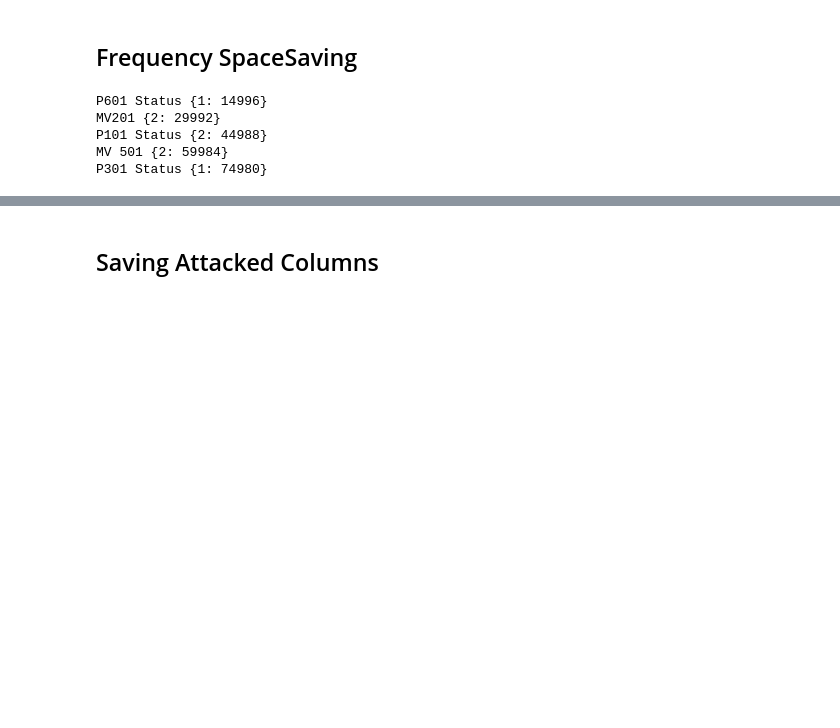
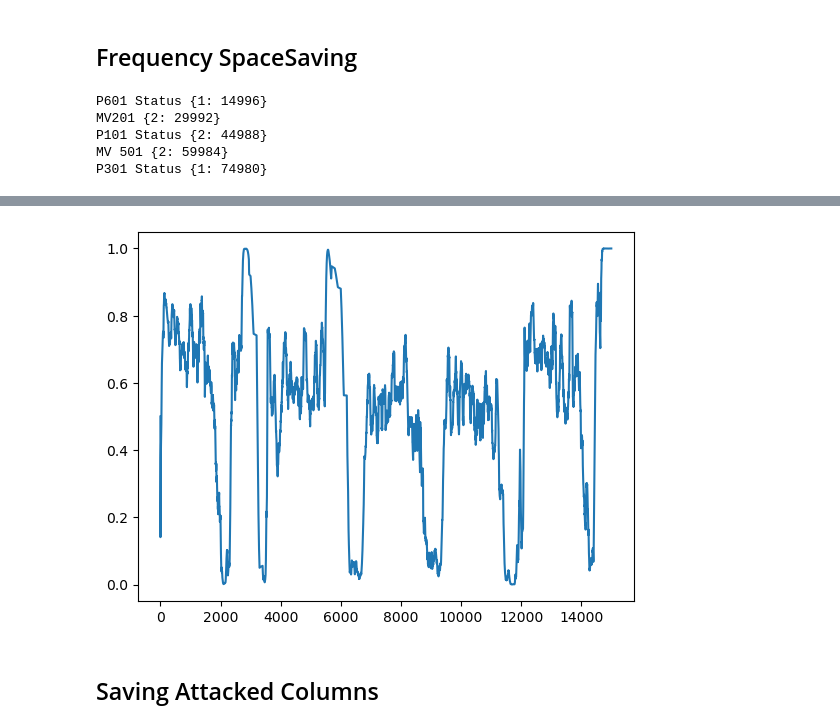
Before and after one commit to OscarCabreraRodriguez/SWaT-Dataset-Streaming-Framework, a Jupyter notebook: src/streaming/sketches/Elshan Gadimov.ipynb, the cells around one changed output, grey strips where cells are left out. Saved outputs shown, nothing was run; the diff lists cells and outputs as text; code cells hidden in the pictures; blank space fills up the shorter version.

```diff
--- a/src/streaming/sketches/Elshan Gadimov.ipynb
+++ b/src/streaming/sketches/Elshan Gadimov.ipynb
@@ -139,3 +261,29 @@ P301 Status {1: 74980}
+# %%
+from pysad.models.integrations import ReferenceWindowModel
+from pyod.models.hbos import HBOS
+from pysad.transform.postprocessing import RunningAveragePostprocessor
+from pysad.transform.preprocessing import InstanceUnitNormScaler
+from pysad.transform.probability_calibration import GaussianTailProbabilityCalibrator
+
+
+stream = np.array(sdf.select('LIT 301', 'FIT 401').collect())
+model = ReferenceWindowModel(model_cls=HBOS,  window_size=500, sliding_size=200,)
+preprocessor = InstanceUnitNormScaler()  # Normalizer
+postprocessor = RunningAveragePostprocessor(window_size=100)  # Running average postprocessor
+calibrator = GaussianTailProbabilityCalibrator(running_statistics=True, window_size=6400)
+
+y_pred = []
+for x in stream:
+    X = preprocessor.fit_transform_partial(x)
+    anomaly_score = model.fit_score_partial(x)
+    anomaly_score = postprocessor.fit_transform_partial(anomaly_score)
+    calibrated_score = calibrator.fit_transform_partial(anomaly_score)
+    y_pred.append(calibrated_score)
+    # anomaly_score.append(model.fit_score_partial(x))
+plt.plot(y_pred)
+plt.show()
+# %% [output]
+[figure, added]
 # %% [markdown]
 ## Saving Attacked Columns
 # %%
```
Also changed, not shown: parts of 9 cells of this notebook, 2 other files.
